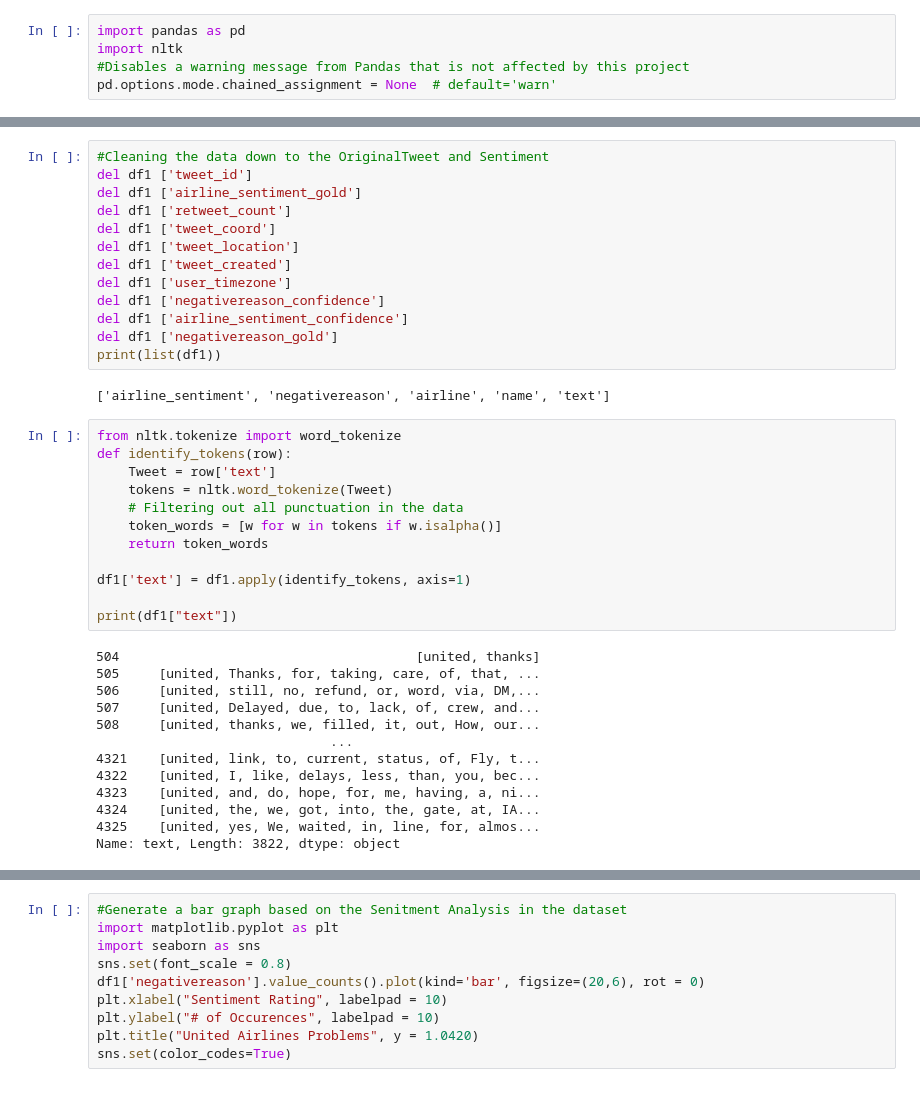
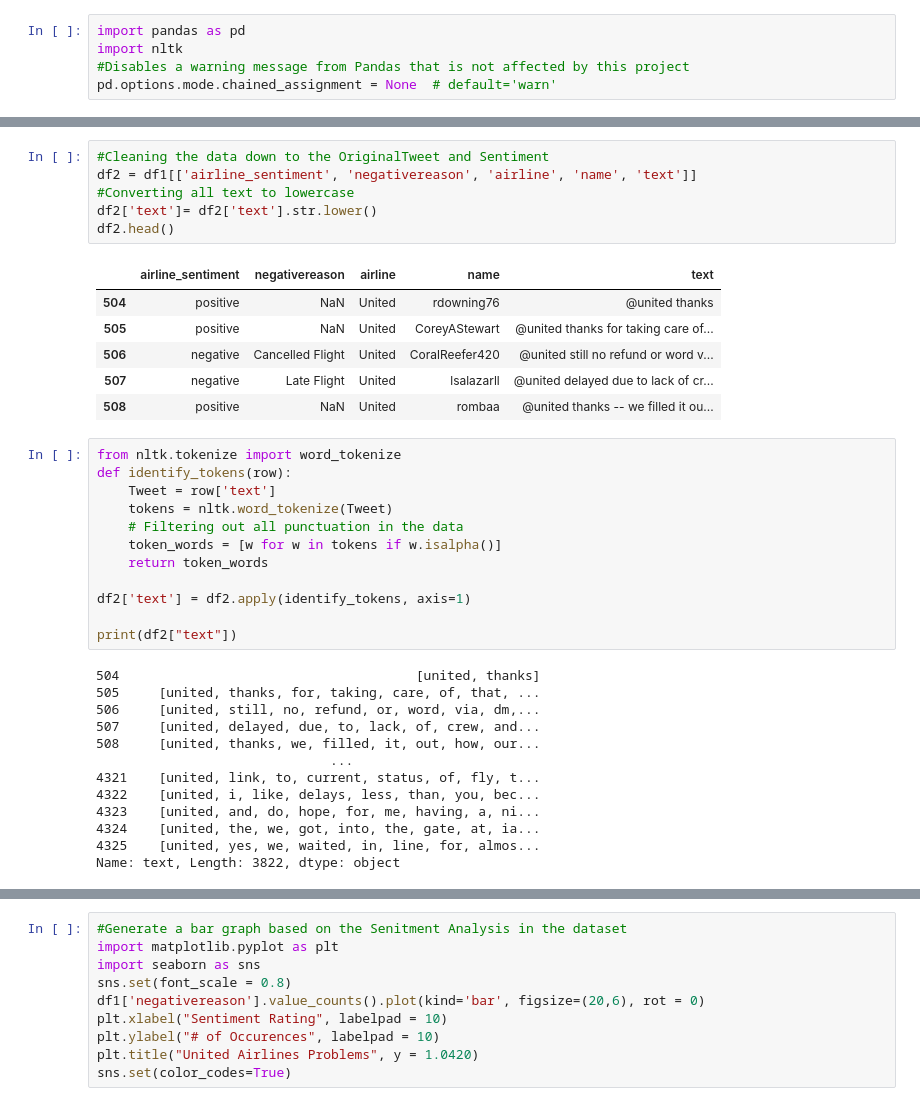
Before and after one commit to NotJuiceton/4730_Final, a Jupyter notebook: 4730FinalProject.ipynb, the cells around one changed output, grey strips where cells are left out. Drawn from its saved outputs; the diff is of its cells as text.

```diff
--- a/4730FinalProject.ipynb
+++ b/4730FinalProject.ipynb
@@ -30,18 +42,16 @@ df1.head()
 # %%
 #Cleaning the data down to the OriginalTweet and Sentiment
-del df1 ['tweet_id']
-del df1 ['airline_sentiment_gold']
-del df1 ['retweet_count']
-del df1 ['tweet_coord']
-del df1 ['tweet_location']
-del df1 ['tweet_created']
-del df1 ['user_timezone']
-del df1 ['negativereason_confidence']
-del df1 ['airline_sentiment_confidence']
-del df1 ['negativereason_gold']
-print(list(df1))
+df2 = df1[['airline_sentiment', 'negativereason', 'airline', 'name', 'text']]
+#Converting all text to lowercase
+df2['text']= df2['text'].str.lower()
+df2.head()
 # %% [output]
-['airline_sentiment', 'negativereason', 'airline', 'name', 'text']
+|  | airline_sentiment | negativereason | airline | name | text |
+| 504 | positive | NaN | United | rdowning76 | @united thanks |
+| 505 | positive | NaN | United | CoreyAStewart | @united thanks for taking care of... |
+| 506 | negative | Cancelled Flight | United | CoralReefer420 | @united still no refund or word v... |
+| 507 | negative | Late Flight | United | lsalazarll | @united delayed due to lack of cr... |
+| 508 | positive | NaN | United | rombaa | @united thanks -- we filled it ou... |
 # %%
 from nltk.tokenize import word_tokenize
 def identify_tokens(row):
@@ -51,20 +61,20 @@ def identify_tokens(row):
     token_words = [w for w in tokens if w.isalpha()]
     return token_words
 
-df1['text'] = df1.apply(identify_tokens, axis=1)
+df2['text'] = df2.apply(identify_tokens, axis=1)
 
-print(df1["text"])
+print(df2["text"])
 # %% [output]
 504                                      [united, thanks]
-505     [united, Thanks, for, taking, care, of, that, ...
-506     [united, still, no, refund, or, word, via, DM,...
-507     [united, Delayed, due, to, lack, of, crew, and...
-508     [united, thanks, we, filled, it, out, How, our...
+505     [united, thanks, for, taking, care, of, that, ...
+506     [united, still, no, refund, or, word, via, dm,...
+507     [united, delayed, due, to, lack, of, crew, and...
+508     [united, thanks, we, filled, it, out, how, our...
                               ...
-4321    [united, link, to, current, status, of, Fly, t...
-4322    [united, I, like, delays, less, than, you, bec...
+4321    [united, link, to, current, status, of, fly, t...
+4322    [united, i, like, delays, less, than, you, bec...
 4323    [united, and, do, hope, for, me, having, a, ni...
-4324    [united, the, we, got, into, the, gate, at, IA...
-4325    [united, yes, We, waited, in, line, for, almos...
+4324    [united, the, we, got, into, the, gate, at, ia...
+4325    [united, yes, we, waited, in, line, for, almos...
 Name: text, Length: 3822, dtype: object
 # %%
```
Also changed, not shown: parts of 4 cells of this notebook.
